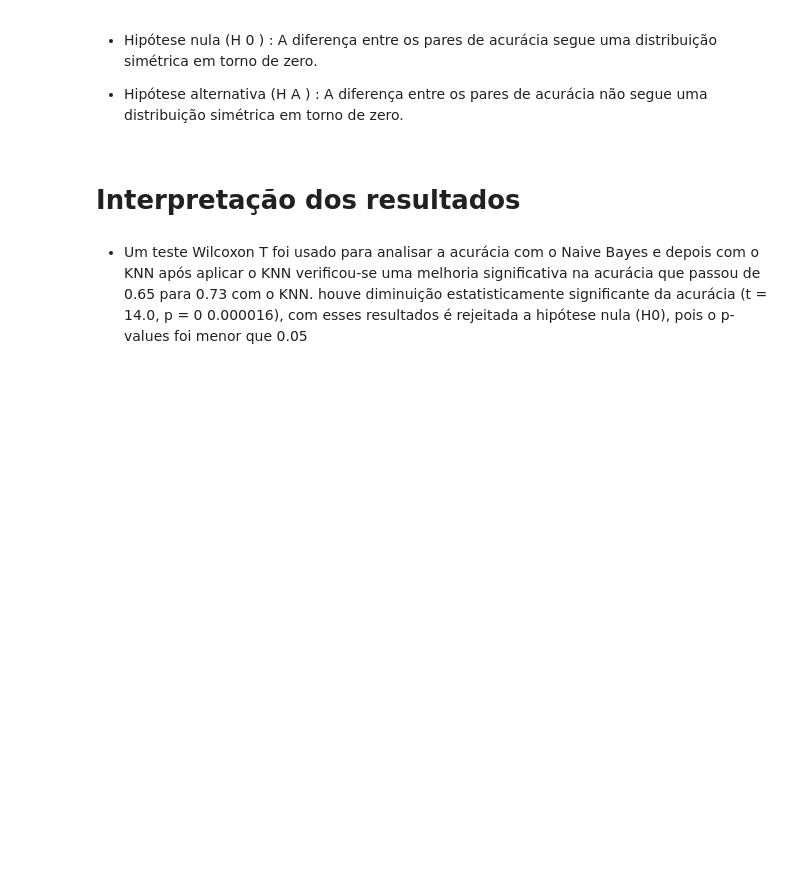
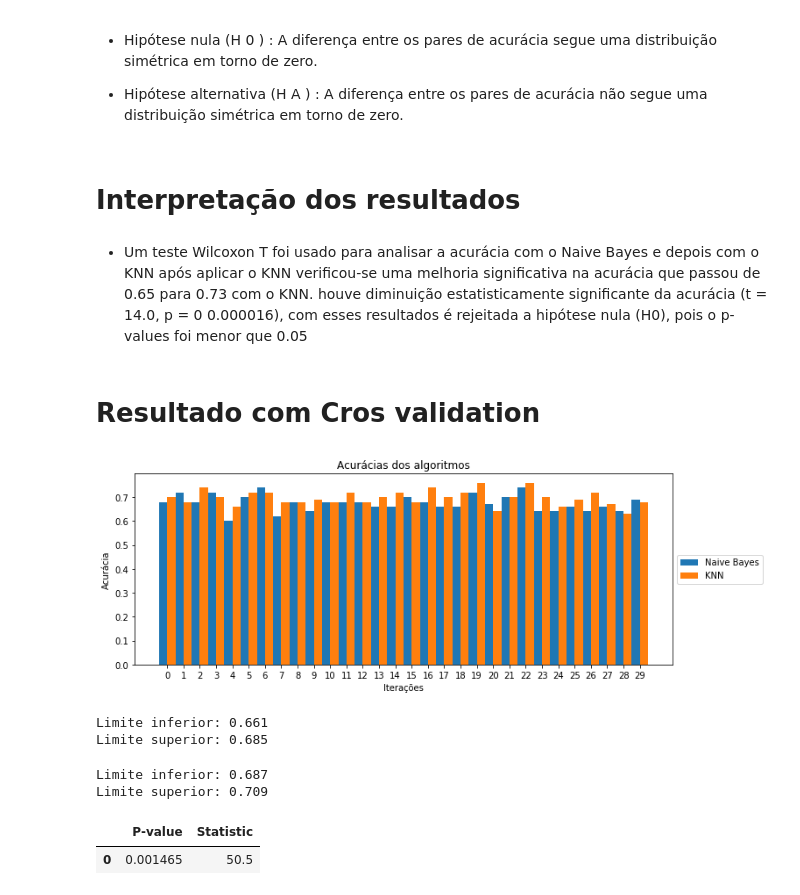
Before and after one commit to RodrigoValentim2/ML-Project, a Jupyter notebook: ML-part 1/Visualização.ipynb, the cells around one changed output. Cells and saved outputs as stored; diff of their text form; code cells hidden in the pictures; blank space fills up the shorter version.

Commit message:
Cross-validation

```diff
--- a/ML-part 1/Visualização.ipynb
+++ b/ML-part 1/Visualização.ipynb
@@ -119,3 +119,65 @@ pd.DataFrame([[test.pvalue, test.statistic]], index=None, columns=['P-value', 'S
 # Interpretação dos resultados
 # %% [markdown]
 * Um teste Wilcoxon T foi usado para analisar a acurácia com o Naive Bayes e depois com o KNN após aplicar o KNN verificou-se uma melhoria significativa na acurácia que passou de 0.65 para 0.73 com o KNN. houve diminuição estatisticamente significante da acurácia (t = 14.0, p = 0	0.000016), com esses resultados é rejeitada a hipótese nula (H0), pois o p-values foi menor que 0.05
+# %% [markdown]
+# Resultado com Cros validation
+# %%
+df_naive = pd.read_csv("results/accuracy_naive_cros")
+df_knn = pd.read_csv("results/accuracy_knn_cros")
+
+df_naive.rename(columns={'acc':'Acurácia Naive Bayes'},
+                 inplace=True)
+
+df_knn.rename(columns={'acc':'Acurácia KNN'},
+                 inplace=True)
+
+del(df_naive['Unnamed: 0'])
+del(df_knn['Unnamed: 0'])
+# %%
+naive = df_naive['Acurácia Naive Bayes'].apply(lambda x: np.round(x, 2)).values
+knn = df_knn['Acurácia KNN'].apply(lambda x: np.round(x, 2)).values
+# %%
+
+ind = np.arange(0,30)  # the x locations for the groups
+width = 0.50  # the width of the bars
+
+fig, ax = plt.subplots()
+fig = fig.set_size_inches(11, 4, forward=True)
+
+
+rects1 = ax.bar(ind - width/2, naive, width,
+                label='Naive Bayes')
+rects2 = ax.bar(ind + width/2, knn, width,
+                label='KNN')
+
+ax.set_ylabel('Acurácia')
+ax.set_xlabel('Iterações')
+ax.set_title('Acurácias dos algoritmos')
+ax.set_xticks(ind)
+ax.set_xticklabels(range(0,30))
+ax.legend(loc='center left', bbox_to_anchor=(1, 0.5));
+
+
+plt.show()
+# %% [output]
+[figure, added]
+# %%
+ intervalo_naive =  stats.norm.interval(0.95,  loc=np.mean(df_naive), scale= np.std(df_naive)/np.sqrt(30))
+
+print("Limite inferior: {} \nLimite superior: {}".format(np.round(intervalo_naive[0][0], 3), np.round(intervalo_naive[1][0], 3)))
+# %% [output]
+Limite inferior: 0.661
+Limite superior: 0.685
+# %%
+ intervalo_knn =  stats.norm.interval(0.95, np.mean(df_knn), np.std(df_knn)/np.sqrt(30))
+
+print("Limite inferior: {} \nLimite superior: {}".format(np.round(intervalo_knn[0][0], 3), np.round(intervalo_knn[1][0], 3)))
+# %% [output]
+Limite inferior: 0.687
+Limite superior: 0.709
+# %%
+test = wilcoxon(naive, knn)
+pd.DataFrame([[test.pvalue, test.statistic]], index=None, columns=['P-value', 'Statistic'])
+# %% [output]
+|  | P-value | Statistic |
+| 0 | 0.001465 | 50.5 |
```
Also changed, not shown: 6 other files.
